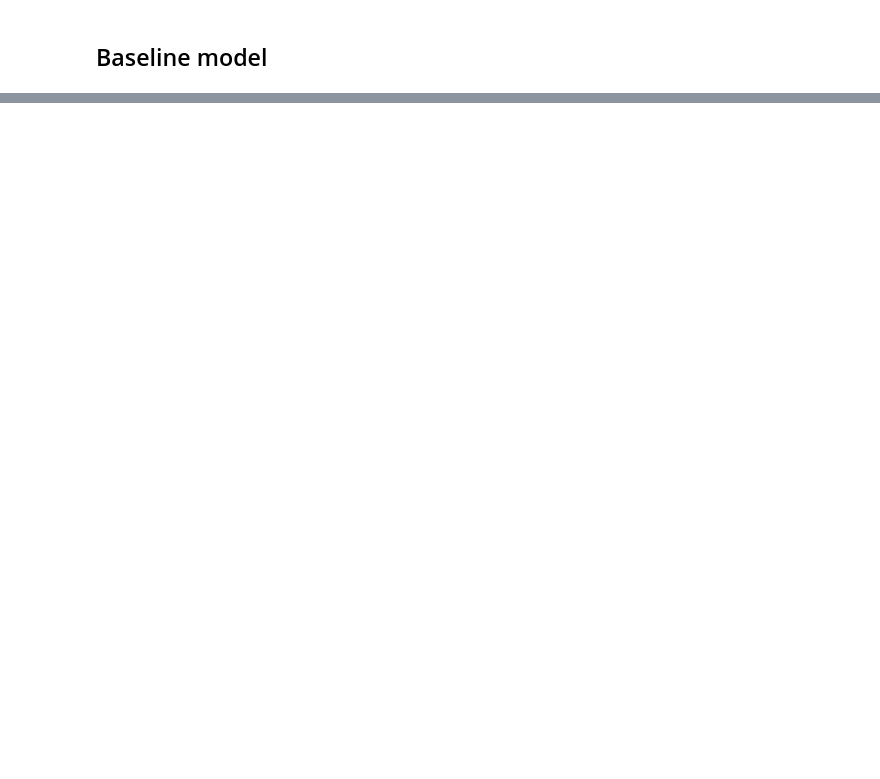
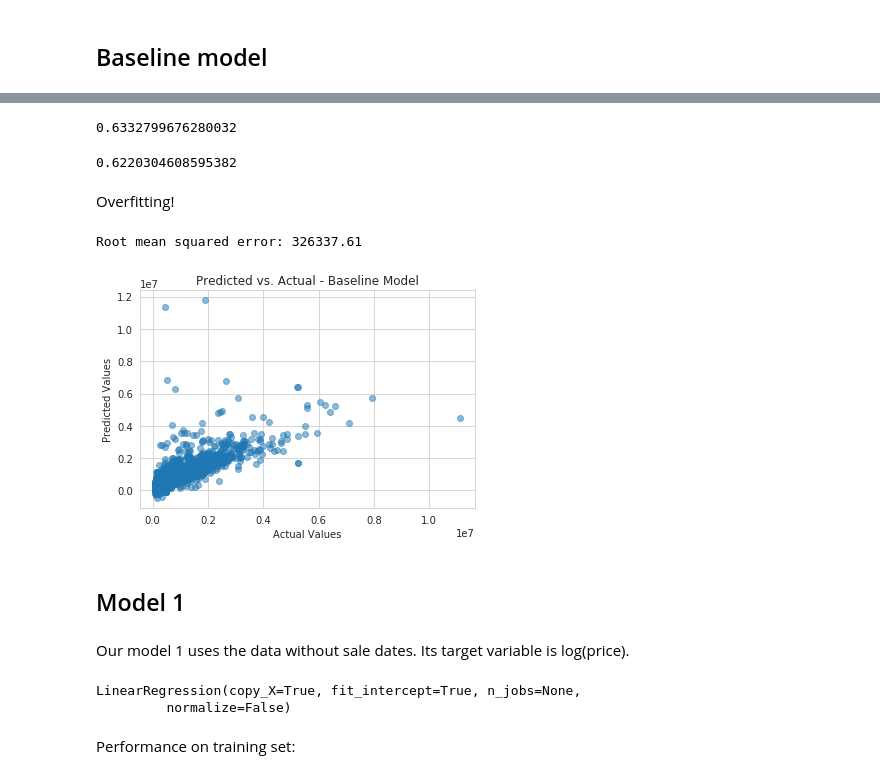
Before and after one commit to nt-ds/dc-residential-properties-analysis, a Jupyter notebook: notebooks/2.0-nt-linear-model.ipynb, the cells around one changed output, grey strips where cells are left out. Saved outputs shown, nothing was run; the diff lists cells and outputs as text; code cells hidden in the pictures; blank space fills up the shorter version.

Commit message:
Finished linear modeling

```diff
--- a/notebooks/2.0-nt-linear-model.ipynb
+++ b/notebooks/2.0-nt-linear-model.ipynb
@@ -49,0 +56,5 @@ cd.change_to_notebook_dir()
+# %%
+y_price = properties.PRICE
+y_log_price = properties["log(PRICE)"]
+X_no_saledate = properties.drop(["PRICE", "SALEDATE", "log(PRICE)"], axis=1)
+X_saledate = properties.drop(["PRICE", "log(PRICE)"], axis=1)
@@ -132,0 +70,8 @@ adjusted_r_squared(clf.score(X_train2, y_train2), X_train2.shape[0], X_train2.sh
+# %%
+X_train_price, X_test_price, y_train_price, y_test_price = train_test_split(X_no_saledate,
+                                                                            y_price,
+                                                                            test_size=0.2,
+                                                                            random_state=5864)
+# %%
+linreg_price = LinearRegression()
+linreg_price.fit(X_train_price, y_train_price)
@@ -132,0 +95,30 @@ adjusted_r_squared(clf.score(X_train2, y_train2), X_train2.shape[0], X_train2.sh
+# %%
+r2_test_price = linreg_price.score(X_test_price, y_test_price)
+r2_test_price
+# %% [output]
+0.6332799676280032
+# %%
+adj_r2_test_price = adjusted_r_squared(r2_test_price, X_test_price.shape[0], X_test_price.shape[1])
+adj_r2_test_price
+# %% [output]
+0.6220304608595382
+# %% [markdown]
+Overfitting!
+# %%
+y_test_price_pred = linreg_price.predict(X_test_price)
+# %%
+print("Root mean squared error: %.2f" % np.sqrt(mean_squared_error(y_test_price, y_test_price_pred)))
+# %% [output]
+Root mean squared error: 326337.61
+# %%
+plt.scatter(y_test_price, y_test_price_pred, alpha=0.5)
+plt.title("Predicted vs. Actual - Baseline Model")
+plt.xlabel("Actual Values")
+plt.ylabel("Predicted Values")
+plt.show()
+# %% [output]
+[figure, added]
+# %% [markdown]
+## Model 1
+# %% [markdown]
+Our model 1 uses the data without sale dates. Its target variable is log(price).
@@ -132,0 +130,8 @@ adjusted_r_squared(clf.score(X_train2, y_train2), X_train2.shape[0], X_train2.sh
+# %%
+linreg_log_price = LinearRegression()
+linreg_log_price.fit(X_train_log_price, y_train_log_price)
+# %% [output]
+LinearRegression(copy_X=True, fit_intercept=True, n_jobs=None,
+         normalize=False)
+# %% [markdown]
+Performance on training set:
```
Also changed, not shown: parts of 85 cells of this notebook.
